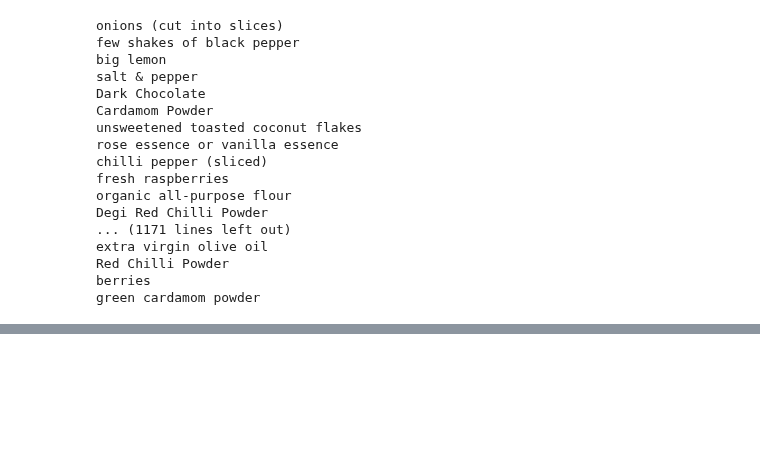
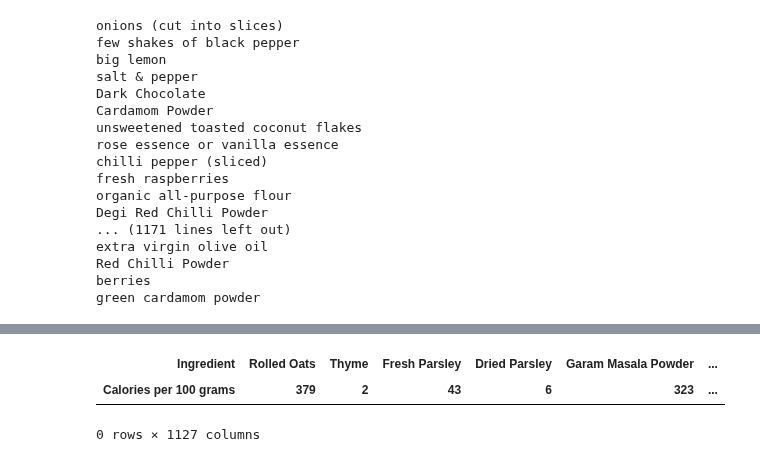
Before and after one commit to 3bsalam-1/FitSync, a Jupyter notebook: Ai/test.ipynb, the cells around one changed output, grey strips where cells are left out. Cells and saved outputs as stored; diff of their text form; code cells hidden in the pictures; blank space fills up the shorter version.

```diff
--- a/Ai/test.ipynb
+++ b/Ai/test.ipynb
@@ -391,0 +413,6 @@ green cardamom powder
+# %%
+data
+# %% [output]
+| Ingredient | Rolled Oats | Thyme | Fresh Parsley | Dried Parsley | Garam Masala Powder | ... |
+| Calories per 100 grams | 379 | 2 | 43 | 6 | 323 | ... |
+0 rows × 1127 columns
```
Also changed, not shown: parts of 4 cells of this notebook, 1 other file.
